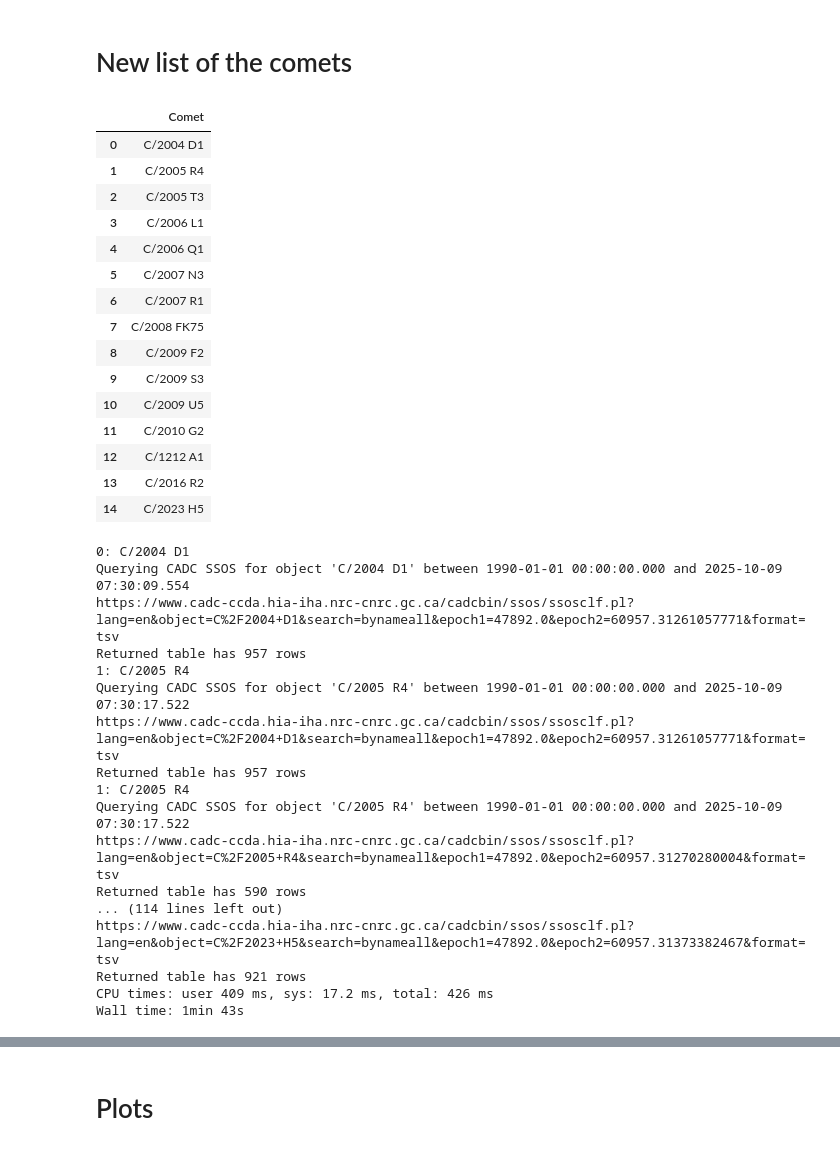
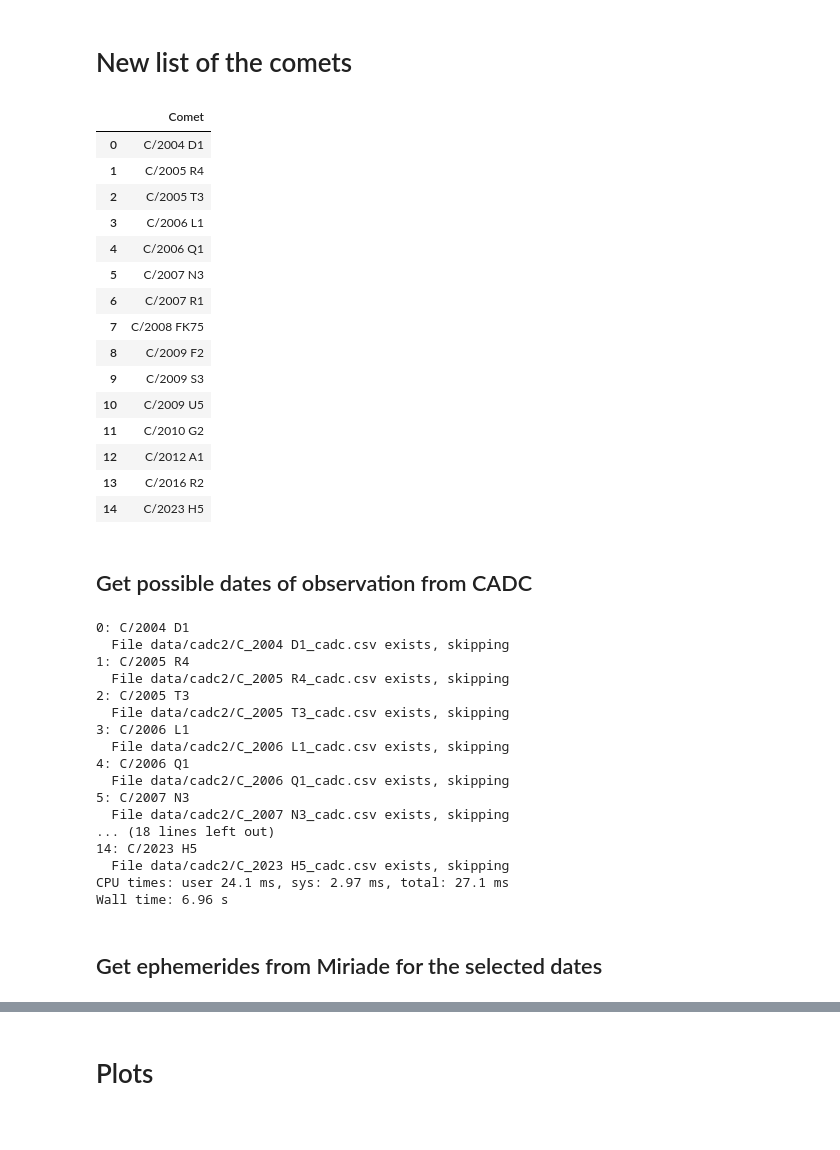
Before and after one commit to AlexeySergeyev/comets, a Jupyter notebook: comets_visibility.ipynb, the cells around one changed output, grey strips where cells are left out. Cells and saved outputs as stored; diff of their text form; code cells hidden in the pictures.

Commit message:
Added jpl files. Added limit Telescope file. Modified conditions of the comets visibility

```diff
--- a/comets_visibility.ipynb
+++ b/comets_visibility.ipynb
@@ -374,56 +397,65 @@ Name: count, dtype: int64
 # %% [markdown]
 # New list of the comets
 # %%
-l2 = "C/2004 D1, C/2005 R4, C/2005 T3, C/2006 L1, C/2006 Q1, C/2007 N3, C/2007 R1, C/2008 FK75, C/2009 F2, C/2009 S3, C/2009 U5, C/2010 G2, C/1212 A1, C/2016 R2, C/2023 H5"
+l2 = "C/2004 D1, C/2005 R4, C/2005 T3, C/2006 L1, C/2006 Q1, C/2007 N3, C/2007 R1, C/2008 FK75, C/2009 F2, C/2009 S3, C/2009 U5, C/2010 G2, C/2012 A1, C/2016 R2, C/2023 H5"
 df_init = pd.DataFrame({"Comet": l2.split(", ")})
 df_init
 # %% [output]
 |  | Comet |
 | 0 | C/2004 D1 |
 | 1 | C/2005 R4 |
 | 2 | C/2005 T3 |
 | 3 | C/2006 L1 |
 | 4 | C/2006 Q1 |
 | 5 | C/2007 N3 |
 | 6 | C/2007 R1 |
 | 7 | C/2008 FK75 |
 | 8 | C/2009 F2 |
 | 9 | C/2009 S3 |
 | 10 | C/2009 U5 |
 | 11 | C/2010 G2 |
-| 12 | C/1212 A1 |
+| 12 | C/2012 A1 |
 | 13 | C/2016 R2 |
 | 14 | C/2023 H5 |
+# %% [markdown]
+## Get possible dates of observation from CADC
 # %%
 %%time
 for i, row in df_init.iterrows():
     print(f"{i}: {row['Comet']}")
     source = df_init.loc[i, 'Comet']
     name = " ".join(source.split())
+    cadc_filename = f"data/cadc2/{name.replace('/', '_')}_cadc.csv"
+    if os.path.exists(cadc_filename):
+        print(f"  File {cadc_filename} exists, skipping")
+        continue
 
     cadc_tab = cadc_ssos_query(name)
+
     print(f"Returned table has {len(cadc_tab)} rows")
     df_comet = cadc_tab.to_pandas()
-    df_comet.to_csv(f"data/cadc2/{name.replace('/', '_')}_cadc.csv", index=False)
+    df_comet.to_csv(cadc_filename, index=False)
     # break
 # %% [output]
 0: C/2004 D1
-Querying CADC SSOS for object 'C/2004 D1' between 1990-01-01 00:00:00.000 and 2025-10-09 07:30:09.554
-https://www.cadc-ccda.hia-iha.nrc-cnrc.gc.ca/cadcbin/ssos/ssosclf.pl?lang=en&object=C%2F2004+D1&search=bynameall&epoch1=47892.0&epoch2=60957.31261057771&format=tsv
-Returned table has 957 rows
+  File data/cadc2/C_2004 D1_cadc.csv exists, skipping
 1: C/2005 R4
-Querying CADC SSOS for object 'C/2005 R4' between 1990-01-01 00:00:00.000 and 2025-10-09 07:30:17.522
-https://www.cadc-ccda.hia-iha.nrc-cnrc.gc.ca/cadcbin/ssos/ssosclf.pl?lang=en&object=C%2F2004+D1&search=bynameall&epoch1=47892.0&epoch2=60957.31261057771&format=tsv
-Returned table has 957 rows
-1: C/2005 R4
-Querying CADC SSOS for object 'C/2005 R4' between 1990-01-01 00:00:00.000 and 2025-10-09 07:30:17.522
-https://www.cadc-ccda.hia-iha.nrc-cnrc.gc.ca/cadcbin/ssos/ssosclf.pl?lang=en&object=C%2F2005+R4&search=bynameall&epoch1=47892.0&epoch2=60957.31270280004&format=tsv
-Returned table has 590 rows
-... (114 lines left out)
-https://www.cadc-ccda.hia-iha.nrc-cnrc.gc.ca/cadcbin/ssos/ssosclf.pl?lang=en&object=C%2F2023+H5&search=bynameall&epoch1=47892.0&epoch2=60957.31373382467&format=tsv
-Returned table has 921 rows
-CPU times: user 409 ms, sys: 17.2 ms, total: 426 ms
-Wall time: 1min 43s
+  File data/cadc2/C_2005 R4_cadc.csv exists, skipping
+2: C/2005 T3
+  File data/cadc2/C_2005 T3_cadc.csv exists, skipping
+3: C/2006 L1
+  File data/cadc2/C_2006 L1_cadc.csv exists, skipping
+4: C/2006 Q1
+  File data/cadc2/C_2006 Q1_cadc.csv exists, skipping
+5: C/2007 N3
+  File data/cadc2/C_2007 N3_cadc.csv exists, skipping
+... (18 lines left out)
+14: C/2023 H5
+  File data/cadc2/C_2023 H5_cadc.csv exists, skipping
+CPU times: user 24.1 ms, sys: 2.97 ms, total: 27.1 ms
+Wall time: 6.96 s
+# %% [markdown]
+## Get ephemerides from Miriade for the selected dates
 # %%
 rows_limit = 2000
 for i, row in df_init[1:].iterrows():
```
Also changed, not shown: parts of 15 cells of this notebook, 19 other files.
